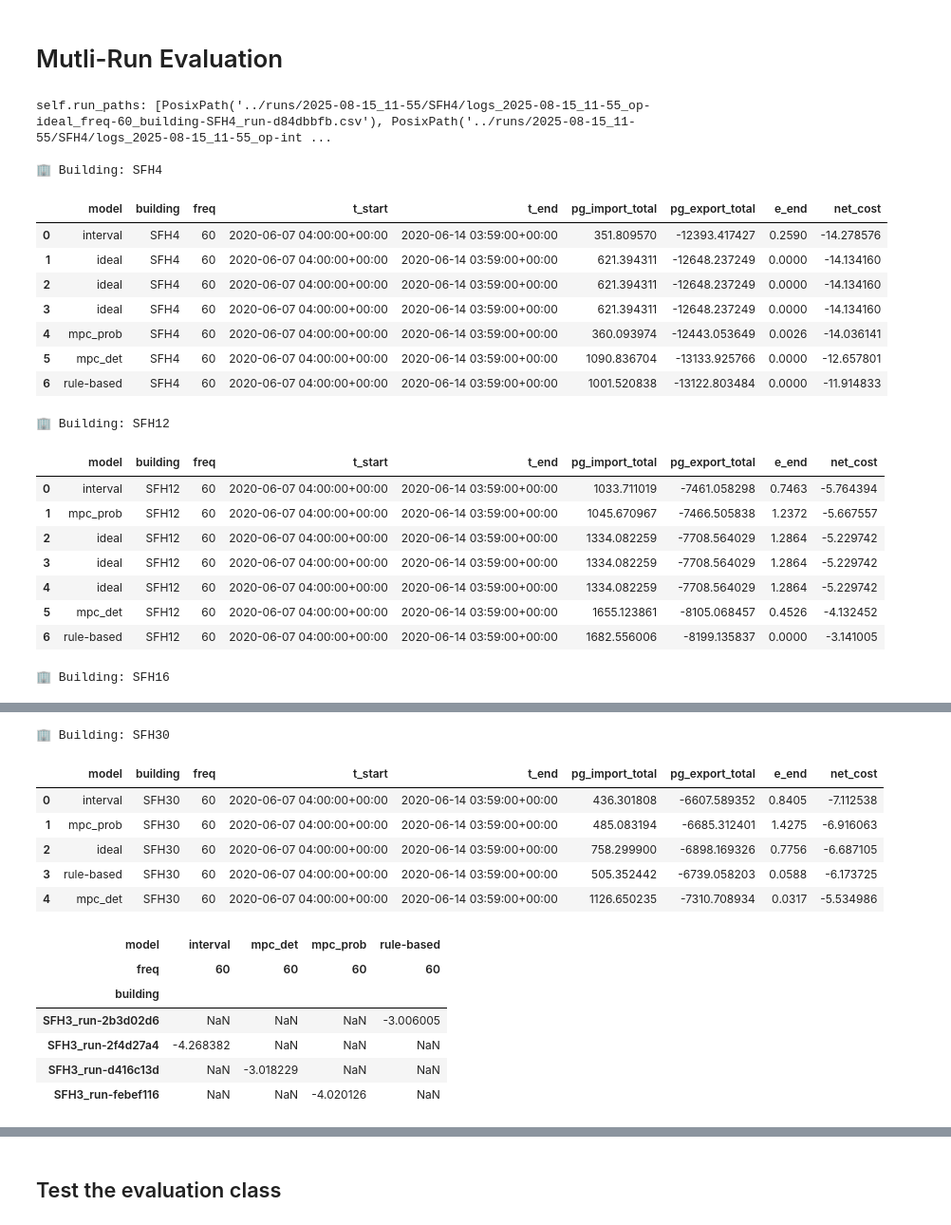
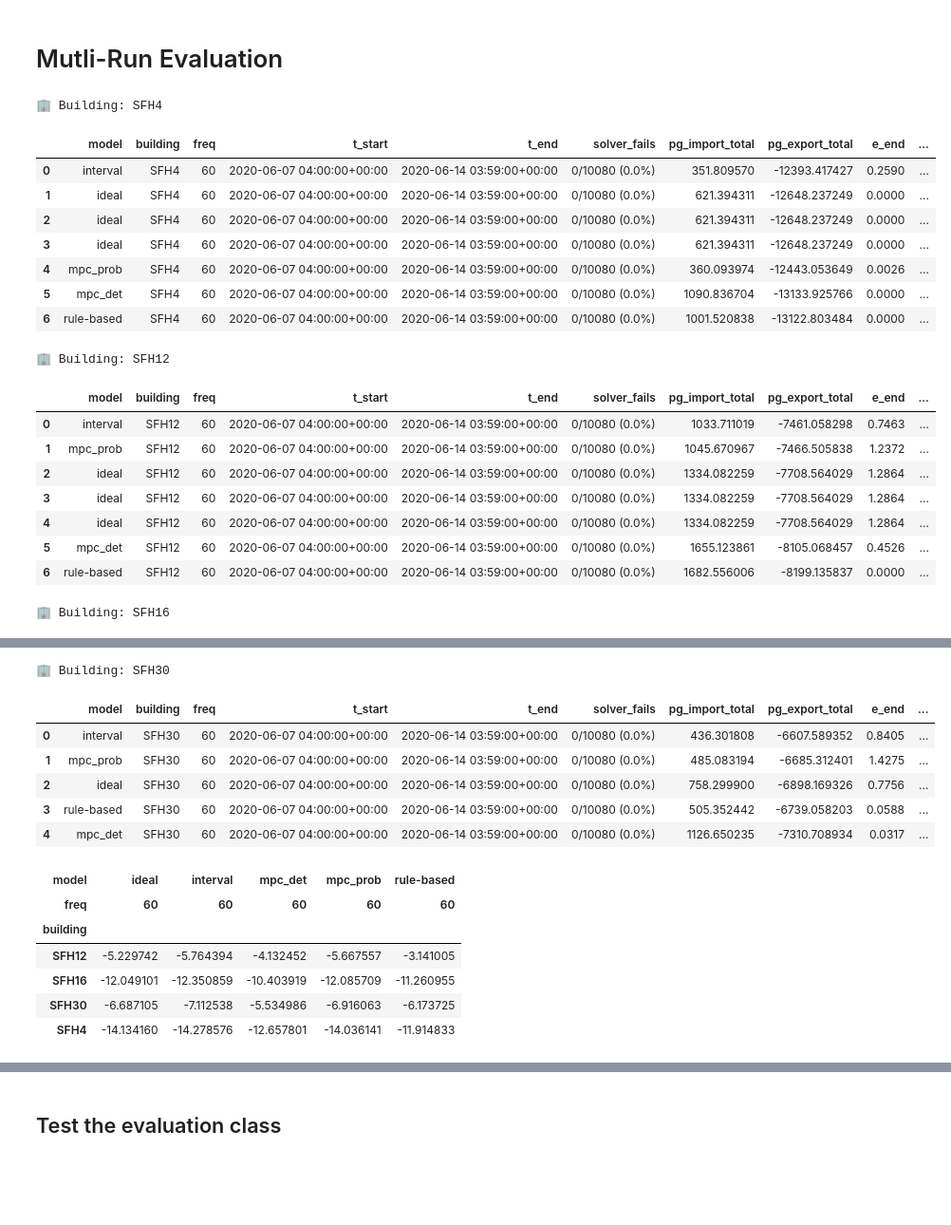
Before and after one commit to JaMoPinter/MPC-vs-RBC, a Jupyter notebook: 03_optimization/evaluation/evaluation.ipynb, the cells around one changed output, grey strips where cells are left out. Shown: that part at 95% size. Saved outputs shown, nothing was run; the diff lists cells and outputs as text; code cells hidden in the pictures; blank space fills up the shorter version.

Commit message:
Added handling of bad SolverStatus of ipopt.

```diff
--- a/03_optimization/evaluation/evaluation.ipynb
+++ b/03_optimization/evaluation/evaluation.ipynb
@@ -18,35 +18,33 @@ from evaluation.multi_run_evaluator import MultiRunEvaluator
 # %%
 #time_of_executions = ["2025-08-12_14-13", "2025-08-12_14-22", "2025-08-12_14-55", "2025-08-12_15-17", "2025-08-12_16-12"]
 
 time_of_executions = ["2025-08-14_13-01", "2025-08-14_15-34"] # 3 days all models (ideal weird) => gt_freq=15min
 #time_of_executions = ["2025-08-14_15-59", "2025-08-14_16-04"] # 2 days all models (gt_freq=60min)
 time_of_executions = ["2025-08-14_17-20"] # 3 days all models gt_freq=60min
-time_of_executions = ["2025-08-15_11-55", "2025-08-15_15-54", "2025-08-16_08-40", "2025-08-16_08-43"] # 7 days, mpc_f=1h, gt_f=1min, 4 models
+time_of_executions = ["2025-08-15_11-55", "2025-08-15_15-54", "2025-08-16_08-40", "2025-08-16_08-43", "2025-08-16_10-43"] # 7 days, mpc_f=1h, gt_f=1min, 4 models
 csvs = [p for t in time_of_executions for p in Path("../runs").rglob(f"logs_{t}*.csv")]
 
 csvs = sorted(csvs,key=lambda p: int(re.search(r"SFH(\d+)", p.name).group(1)))
 
 mre = MultiRunEvaluator(run_paths=csvs)
 mre.leaderboard()
 # %% [output]
-self.run_paths: [PosixPath('../runs/2025-08-15_11-55/SFH4/logs_2025-08-15_11-55_op-ideal_freq-60_building-SFH4_run-d84dbbfb.csv'), PosixPath('../runs/2025-08-15_11-55/SFH4/logs_2025-08-15_11-55_op-int ...
-
 🏢 Building: SFH4
-|  | model | building | freq | t_start | t_end | pg_import_total | pg_export_total | e_end | net_cost |
-| 0 | interval | SFH4 | 60 | 2020-06-07 04:00:00+00:00 | 2020-06-14 03:59:00+00:00 | 351.809570 | -12393.417427 | 0.2590 | -14.278576 |
-| 1 | ideal | SFH4 | 60 | 2020-06-07 04:00:00+00:00 | 2020-06-14 03:59:00+00:00 | 621.394311 | -12648.237249 | 0.0000 | -14.134160 |
-| 2 | ideal | SFH4 | 60 | 2020-06-07 04:00:00+00:00 | 2020-06-14 03:59:00+00:00 | 621.394311 | -12648.237249 | 0.0000 | -14.134160 |
-| 3 | ideal | SFH4 | 60 | 2020-06-07 04:00:00+00:00 | 2020-06-14 03:59:00+00:00 | 621.394311 | -12648.237249 | 0.0000 | -14.134160 |
-| 4 | mpc_prob | SFH4 | 60 | 2020-06-07 04:00:00+00:00 | 2020-06-14 03:59:00+00:00 | 360.093974 | -12443.053649 | 0.0026 | -14.036141 |
-| 5 | mpc_det | SFH4 | 60 | 2020-06-07 04:00:00+00:00 | 2020-06-14 03:59:00+00:00 | 1090.836704 | -13133.925766 | 0.0000 | -12.657801 |
-| 6 | rule-based | SFH4 | 60 | 2020-06-07 04:00:00+00:00 | 2020-06-14 03:59:00+00:00 | 1001.520838 | -13122.803484 | 0.0000 | -11.914833 |
+|  | model | building | freq | t_start | t_end | solver_fails | pg_import_total | pg_export_total | e_end | ... |
+| 0 | interval | SFH4 | 60 | 2020-06-07 04:00:00+00:00 | 2020-06-14 03:59:00+00:00 | 0/10080 (0.0%) | 351.809570 | -12393.417427 | 0.2590 | ... |
+| 1 | ideal | SFH4 | 60 | 2020-06-07 04:00:00+00:00 | 2020-06-14 03:59:00+00:00 | 0/10080 (0.0%) | 621.394311 | -12648.237249 | 0.0000 | ... |
+| 2 | ideal | SFH4 | 60 | 2020-06-07 04:00:00+00:00 | 2020-06-14 03:59:00+00:00 | 0/10080 (0.0%) | 621.394311 | -12648.237249 | 0.0000 | ... |
+| 3 | ideal | SFH4 | 60 | 2020-06-07 04:00:00+00:00 | 2020-06-14 03:59:00+00:00 | 0/10080 (0.0%) | 621.394311 | -12648.237249 | 0.0000 | ... |
+| 4 | mpc_prob | SFH4 | 60 | 2020-06-07 04:00:00+00:00 | 2020-06-14 03:59:00+00:00 | 0/10080 (0.0%) | 360.093974 | -12443.053649 | 0.0026 | ... |
+| 5 | mpc_det | SFH4 | 60 | 2020-06-07 04:00:00+00:00 | 2020-06-14 03:59:00+00:00 | 0/10080 (0.0%) | 1090.836704 | -13133.925766 | 0.0000 | ... |
+| 6 | rule-based | SFH4 | 60 | 2020-06-07 04:00:00+00:00 | 2020-06-14 03:59:00+00:00 | 0/10080 (0.0%) | 1001.520838 | -13122.803484 | 0.0000 | ... |
 🏢 Building: SFH12
-|  | model | building | freq | t_start | t_end | pg_import_total | pg_export_total | e_end | net_cost |
-| 0 | interval | SFH12 | 60 | 2020-06-07 04:00:00+00:00 | 2020-06-14 03:59:00+00:00 | 1033.711019 | -7461.058298 | 0.7463 | -5.764394 |
-| 1 | mpc_prob | SFH12 | 60 | 2020-06-07 04:00:00+00:00 | 2020-06-14 03:59:00+00:00 | 1045.670967 | -7466.505838 | 1.2372 | -5.667557 |
-| 2 | ideal | SFH12 | 60 | 2020-06-07 04:00:00+00:00 | 2020-06-14 03:59:00+00:00 | 1334.082259 | -7708.564029 | 1.2864 | -5.229742 |
-| 3 | ideal | SFH12 | 60 | 2020-06-07 04:00:00+00:00 | 2020-06-14 03:59:00+00:00 | 1334.082259 | -7708.564029 | 1.2864 | -5.229742 |
-| 4 | ideal | SFH12 | 60 | 2020-06-07 04:00:00+00:00 | 2020-06-14 03:59:00+00:00 | 1334.082259 | -7708.564029 | 1.2864 | -5.229742 |
-| 5 | mpc_det | SFH12 | 60 | 2020-06-07 04:00:00+00:00 | 2020-06-14 03:59:00+00:00 | 1655.123861 | -8105.068457 | 0.4526 | -4.132452 |
-| 6 | rule-based | SFH12 | 60 | 2020-06-07 04:00:00+00:00 | 2020-06-14 03:59:00+00:00 | 1682.556006 | -8199.135837 | 0.0000 | -3.141005 |
+|  | model | building | freq | t_start | t_end | solver_fails | pg_import_total | pg_export_total | e_end | ... |
+| 0 | interval | SFH12 | 60 | 2020-06-07 04:00:00+00:00 | 2020-06-14 03:59:00+00:00 | 0/10080 (0.0%) | 1033.711019 | -7461.058298 | 0.7463 | ... |
+| 1 | mpc_prob | SFH12 | 60 | 2020-06-07 04:00:00+00:00 | 2020-06-14 03:59:00+00:00 | 0/10080 (0.0%) | 1045.670967 | -7466.505838 | 1.2372 | ... |
+| 2 | ideal | SFH12 | 60 | 2020-06-07 04:00:00+00:00 | 2020-06-14 03:59:00+00:00 | 0/10080 (0.0%) | 1334.082259 | -7708.564029 | 1.2864 | ... |
+| 3 | ideal | SFH12 | 60 | 2020-06-07 04:00:00+00:00 | 2020-06-14 03:59:00+00:00 | 0/10080 (0.0%) | 1334.082259 | -7708.564029 | 1.2864 | ... |
+| 4 | ideal | SFH12 | 60 | 2020-06-07 04:00:00+00:00 | 2020-06-14 03:59:00+00:00 | 0/10080 (0.0%) | 1334.082259 | -7708.564029 | 1.2864 | ... |
+| 5 | mpc_det | SFH12 | 60 | 2020-06-07 04:00:00+00:00 | 2020-06-14 03:59:00+00:00 | 0/10080 (0.0%) | 1655.123861 | -8105.068457 | 0.4526 | ... |
+| 6 | rule-based | SFH12 | 60 | 2020-06-07 04:00:00+00:00 | 2020-06-14 03:59:00+00:00 | 0/10080 (0.0%) | 1682.556006 | -8199.135837 | 0.0000 | ... |
 🏢 Building: SFH16
@@ -58,17 +57,17 @@ self.run_paths: [PosixPath('../runs/2025-08-15_11-55/SFH4/logs_2025-08-15_11-55_
 🏢 Building: SFH30
-|  | model | building | freq | t_start | t_end | pg_import_total | pg_export_total | e_end | net_cost |
-| 0 | interval | SFH30 | 60 | 2020-06-07 04:00:00+00:00 | 2020-06-14 03:59:00+00:00 | 436.301808 | -6607.589352 | 0.8405 | -7.112538 |
-| 1 | mpc_prob | SFH30 | 60 | 2020-06-07 04:00:00+00:00 | 2020-06-14 03:59:00+00:00 | 485.083194 | -6685.312401 | 1.4275 | -6.916063 |
-| 2 | ideal | SFH30 | 60 | 2020-06-07 04:00:00+00:00 | 2020-06-14 03:59:00+00:00 | 758.299900 | -6898.169326 | 0.7756 | -6.687105 |
-| 3 | rule-based | SFH30 | 60 | 2020-06-07 04:00:00+00:00 | 2020-06-14 03:59:00+00:00 | 505.352442 | -6739.058203 | 0.0588 | -6.173725 |
-| 4 | mpc_det | SFH30 | 60 | 2020-06-07 04:00:00+00:00 | 2020-06-14 03:59:00+00:00 | 1126.650235 | -7310.708934 | 0.0317 | -5.534986 |
+|  | model | building | freq | t_start | t_end | solver_fails | pg_import_total | pg_export_total | e_end | ... |
+| 0 | interval | SFH30 | 60 | 2020-06-07 04:00:00+00:00 | 2020-06-14 03:59:00+00:00 | 0/10080 (0.0%) | 436.301808 | -6607.589352 | 0.8405 | ... |
+| 1 | mpc_prob | SFH30 | 60 | 2020-06-07 04:00:00+00:00 | 2020-06-14 03:59:00+00:00 | 0/10080 (0.0%) | 485.083194 | -6685.312401 | 1.4275 | ... |
+| 2 | ideal | SFH30 | 60 | 2020-06-07 04:00:00+00:00 | 2020-06-14 03:59:00+00:00 | 0/10080 (0.0%) | 758.299900 | -6898.169326 | 0.7756 | ... |
+| 3 | rule-based | SFH30 | 60 | 2020-06-07 04:00:00+00:00 | 2020-06-14 03:59:00+00:00 | 0/10080 (0.0%) | 505.352442 | -6739.058203 | 0.0588 | ... |
+| 4 | mpc_det | SFH30 | 60 | 2020-06-07 04:00:00+00:00 | 2020-06-14 03:59:00+00:00 | 0/10080 (0.0%) | 1126.650235 | -7310.708934 | 0.0317 | ... |
 # %%
 mre.pivot()
 # %% [output]
-| model | interval | mpc_det | mpc_prob | rule-based |
-| freq | 60 | 60 | 60 | 60 |
-| building |  |  |  |  |
-| SFH3_run-2b3d02d6 | NaN | NaN | NaN | -3.006005 |
-| SFH3_run-2f4d27a4 | -4.268382 | NaN | NaN | NaN |
-| SFH3_run-d416c13d | NaN | -3.018229 | NaN | NaN |
-| SFH3_run-febef116 | NaN | NaN | -4.020126 | NaN |
+| model | ideal | interval | mpc_det | mpc_prob | rule-based |
+| freq | 60 | 60 | 60 | 60 | 60 |
+| building |  |  |  |  |  |
+| SFH12 | -5.229742 | -5.764394 | -4.132452 | -5.667557 | -3.141005 |
+| SFH16 | -12.049101 | -12.350859 | -10.403919 | -12.085709 | -11.260955 |
+| SFH30 | -6.687105 | -7.112538 | -5.534986 | -6.916063 | -6.173725 |
+| SFH4 | -14.134160 | -14.278576 | -12.657801 | -14.036141 | -11.914833 |
```
Also changed, not shown: parts of 2 cells of this notebook, 5 other files.
